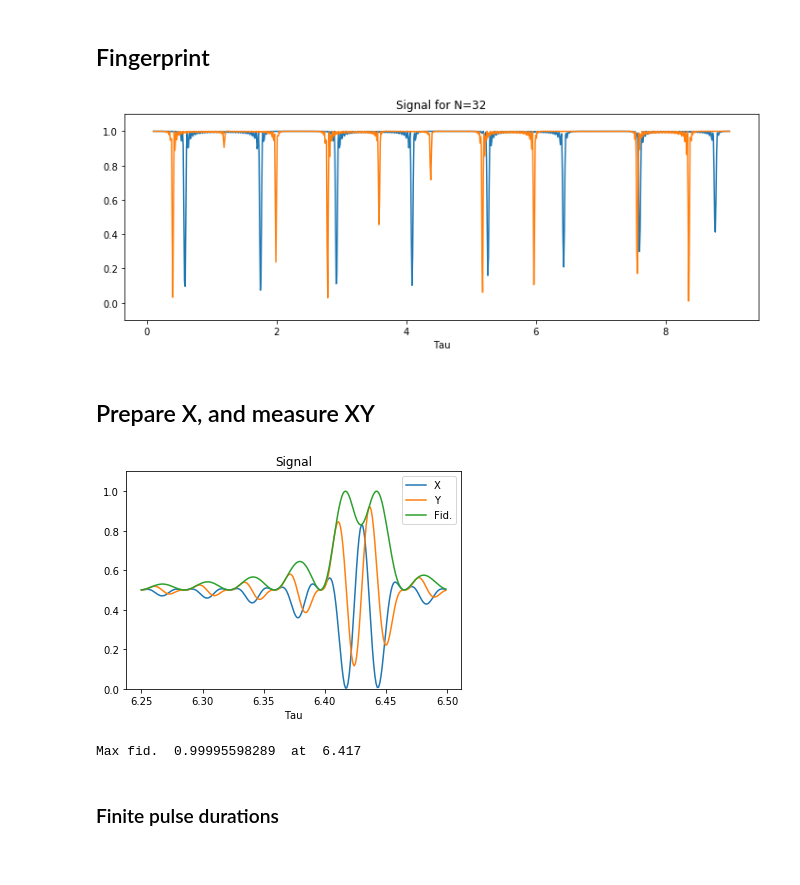
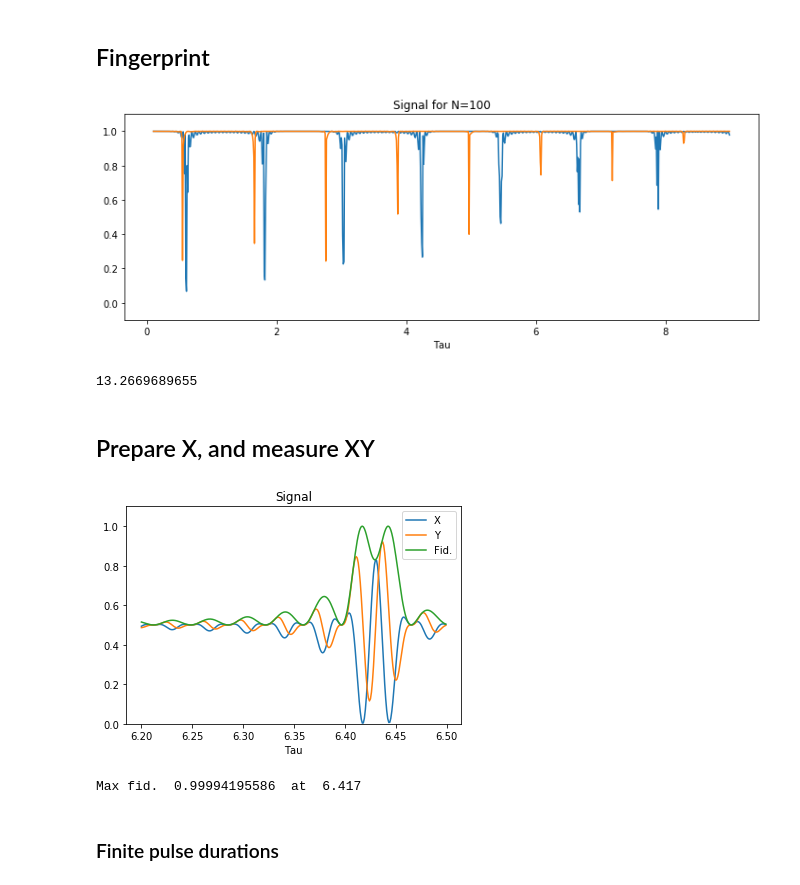
Before and after one commit to zaguros/analysis, a Jupyter notebook: notebooks/Quantum Networks/Simulations/MW_pulse_simulation.ipynb, the cells around one changed output. Drawn from its saved outputs; the diff is of its cells as text; code cells hidden in the pictures.

```diff
--- a/notebooks/Quantum Networks/Simulations/MW_pulse_simulation.ipynb
+++ b/notebooks/Quantum Networks/Simulations/MW_pulse_simulation.ipynb
@@ -11,19 +11,24 @@ from analysis.lib.sim import electron_nuclear_sim as nsc; reload(nsc)
 ## Fingerprint
 # %%
 reload(nsc)
-NVsys = nsc.NV_system(use_hf_library = True)
-nsc.C13_fingerprint(NVsys,N=32,tau_range =  np.arange(0.1e-6,9e-6,1e-8),quick_calc = False)
+NVsys = nsc.NV_system(use_hf_library = True,B_field = 400.0)
+import time
+t = time.time()
+nsc.C13_fingerprint(NVsys,N=100,tau_range =  np.arange(0.1e-6,9e-6,1e-8),calc_indiv=True,quick_calc = False)
+print time.time() - t
 # %% [output]
-[figure, old version]
+[figure, new version]
+13.2669689655
 # %% [markdown]
 ## Prepare X, and measure XY
 # %%
-reload(nsc)
+from analysis.lib.sim import electron_nuclear_sim2 as nsc; reload(nsc)
+
 NVsys = nsc.NV_system(use_hf_library = True)
-nsc.prepare_X_and_measure_XY(NVsys,tau_range =  np.arange(6.25e-6,6.5e-6,1e-9),meas='eXY')
+nsc.prepare_X_and_measure_XY(NVsys,tau_range =  np.arange(6.2e-6,6.5e-6,1e-9),meas='eXY')
 # %% [output]
-[figure, old version]
+[figure, new version]
-Max fid.  0.99995598289  at  6.417
+Max fid.  0.99994195586  at  6.417
 # %% [markdown]
 ### Finite pulse durations
 # %%
```
Also changed, not shown: parts of 27 cells of this notebook, 20 other files.
